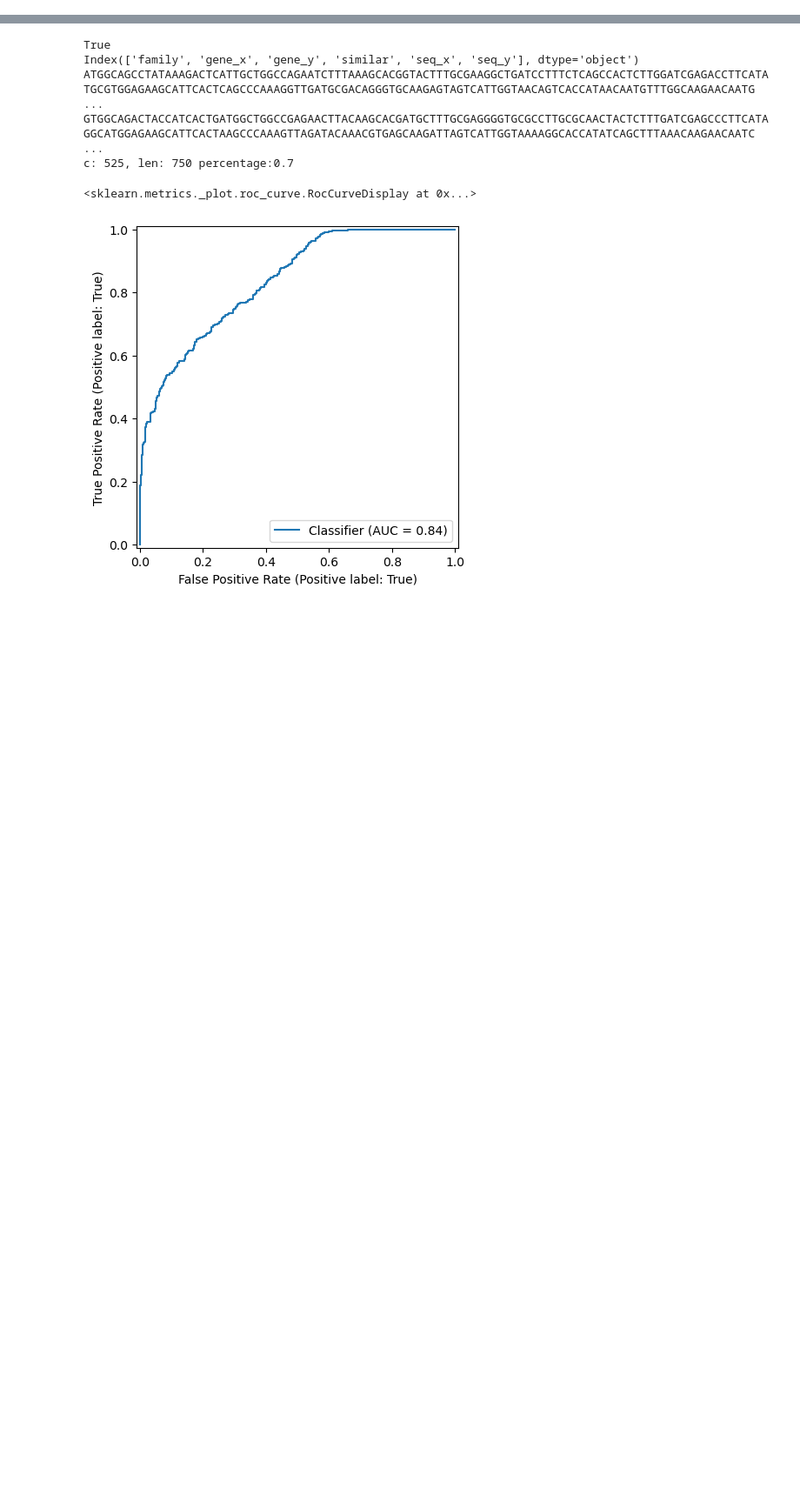
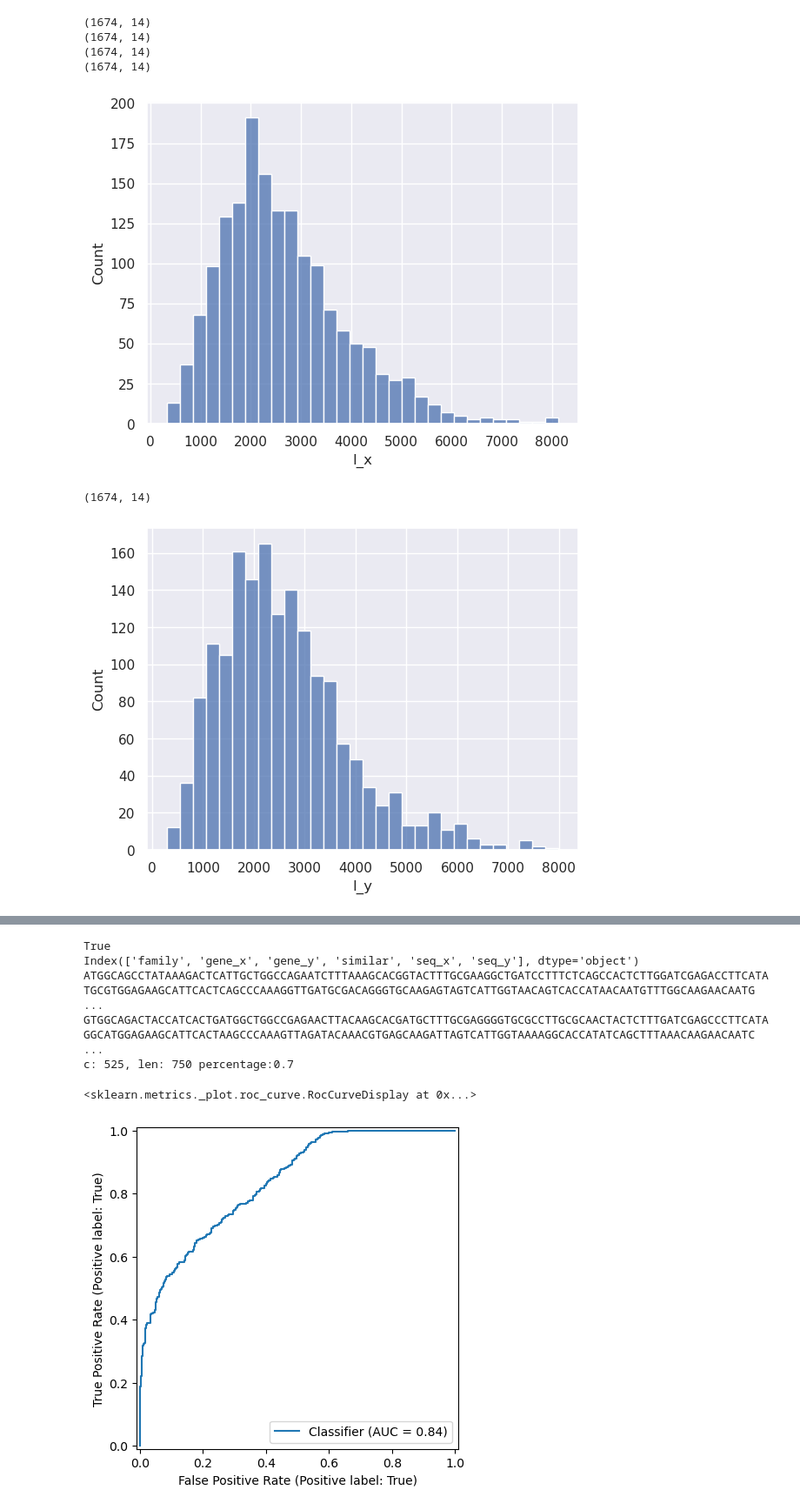
Before and after one commit to SteffenJong/ThesisProject, a Jupyter notebook: model/sanity_check_sequences.ipynb, the cells around one changed output, grey strips where cells are left out. Shown at 87% size. Cells and saved outputs as stored; diff of their text form; code cells hidden in the pictures; blank space fills up the shorter version.

```diff
--- a/model/sanity_check_sequences.ipynb
+++ b/model/sanity_check_sequences.ipynb
@@ -21,5 +21,34 @@ tt_sim_orient = base/Path("iadh_out/ath_bol_aar/train_test_sim_orientation.tsv")
 
 train_raw = Path("data/ath_bol_aar/simple_rand_sim_rand_nsim_same_length_axis1_train_raw.tsv")
 train = Path("data/ath_bol_aar/simple_blocks_24_mlp_l3_rsrns_same_length_axis1_train.tsv")
+sm7_path = Path("data/aar_ath_bol_chi_cpa_tha/sm7_50000_train_seq.tsv")
+medium = Path("data/aar_ath_bol_chi_cpa_tha/medium_2g_500_train_raw.tsv")
 # %%
-df = pd.read_csv(train, sep="\t", index_col=0)
+df = pd.read_csv(medium, sep="\t", index_col=0)
+df.shape[0]
+df_dups = df[df.duplicated(subset=['seq_x'], keep=False)].copy()
+df_dups.sort_values("seq_x", inplace=True)
+df["l_x"]= df.seq_x.apply(len)
+df["l_y"]= df.seq_y.apply(len)
+# %%
+print(df.shape)
+for i in [30000, 20000, 10000]:
+    print(df[(df.l_x < i) & (df.l_y < i)].shape)
+# %% [output]
+(1674, 14)
+(1674, 14)
+(1674, 14)
+(1674, 14)
+# %%
+i = 30000
+sns.set_theme()
+so = sns.histplot(data=df[(df.l_x < i) & (df.l_y < i)], x="l_x")
+# so.axvline(int(df.l_x.quantile(0.9)))
+plt.show()
+so = sns.histplot(data=df[(df.l_x < i) & (df.l_y < i)], x="l_y")
+# so.axvline(int(df.l_y.quantile(0.9)))
+df.shape
+# %% [output]
+[figure, added]
+(1674, 14)
+[figure, added]
```
Also changed, not shown: parts of 2 cells of this notebook, 20 other files.
